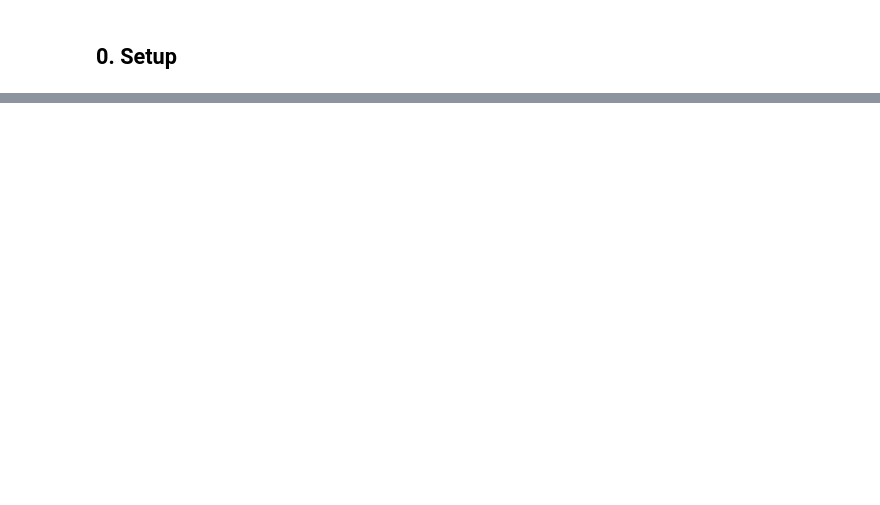
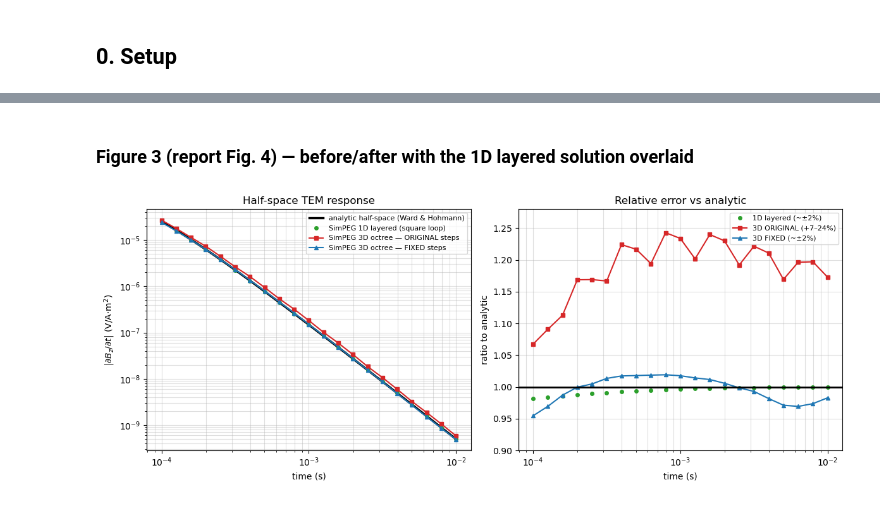
Before and after one commit to lheagy/comparision_tdem_Li_et_al_2017, a Jupyter notebook: halfspace_validation_and_timestep_fix.ipynb, the cells around one changed output, grey strips where cells are left out. Drawn from its saved outputs; the diff is of its cells as text; code cells hidden in the pictures; blank space fills up the shorter version.

```diff
--- a/halfspace_validation_and_timestep_fix.ipynb
+++ b/halfspace_validation_and_timestep_fix.ipynb
@@ -284,0 +236,19 @@ need to change.
+# %% [markdown]
+### Figure 3 (report Fig. 4) — before/after with the 1D layered solution overlaid
+# %%
+fig, ax = plt.subplots(1, 2, figsize=(12, 4.8))
+ax[0].loglog(times, d_anal, 'k-', lw=2.5, label='analytic half-space (Ward & Hohmann)')
+ax[0].loglog(times, d_1d_square, 'C2o', ms=4, label='SimPEG 1D layered (square loop)')
+ax[0].loglog(times, R["baseline"], 'C3s-', ms=4, label='SimPEG 3D octree — ORIGINAL steps')
+ax[0].loglog(times, R["fix"], 'C0^-', ms=4, label='SimPEG 3D octree — FIXED steps')
+ax[0].set_xlabel('time (s)'); ax[0].set_ylabel(r'$|\partial B_z/\partial t|$ (V/A·m$^2$)')
+ax[0].grid(True, which='both', alpha=.4); ax[0].legend(fontsize=8); ax[0].set_title('Half-space TEM response')
+ax[1].semilogx(times, d_1d_square/d_anal, 'C2o', ms=4, label='1D layered (~±2%)')
+ax[1].semilogx(times, R["baseline"]/d_anal, 'C3s-', ms=4, label='3D ORIGINAL (+7–24%)')
+ax[1].semilogx(times, R["fix"]/d_anal, 'C0^-', ms=4, label='3D FIXED (~±2%)')
+ax[1].axhline(1, color='k', lw=2); ax[1].set_ylim(0.9, 1.28)
+ax[1].set_xlabel('time (s)'); ax[1].set_ylabel('ratio to analytic')
+ax[1].grid(True, which='both', alpha=.4); ax[1].legend(fontsize=8); ax[1].set_title('Relative error vs analytic')
+plt.tight_layout(); plt.savefig('fig_before_after_fix.png', dpi=130); plt.show()
+# %% [output]
+[figure, added]
```
Also changed, not shown: parts of 42 cells of this notebook, 6 other files.
